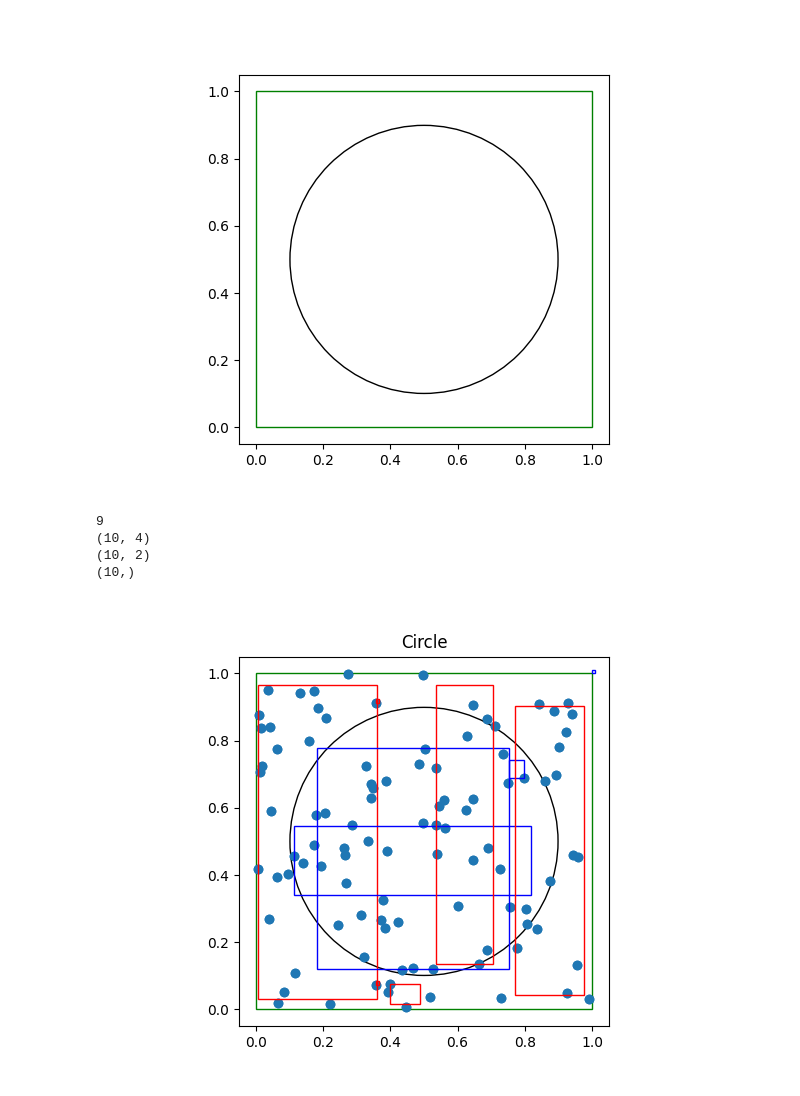
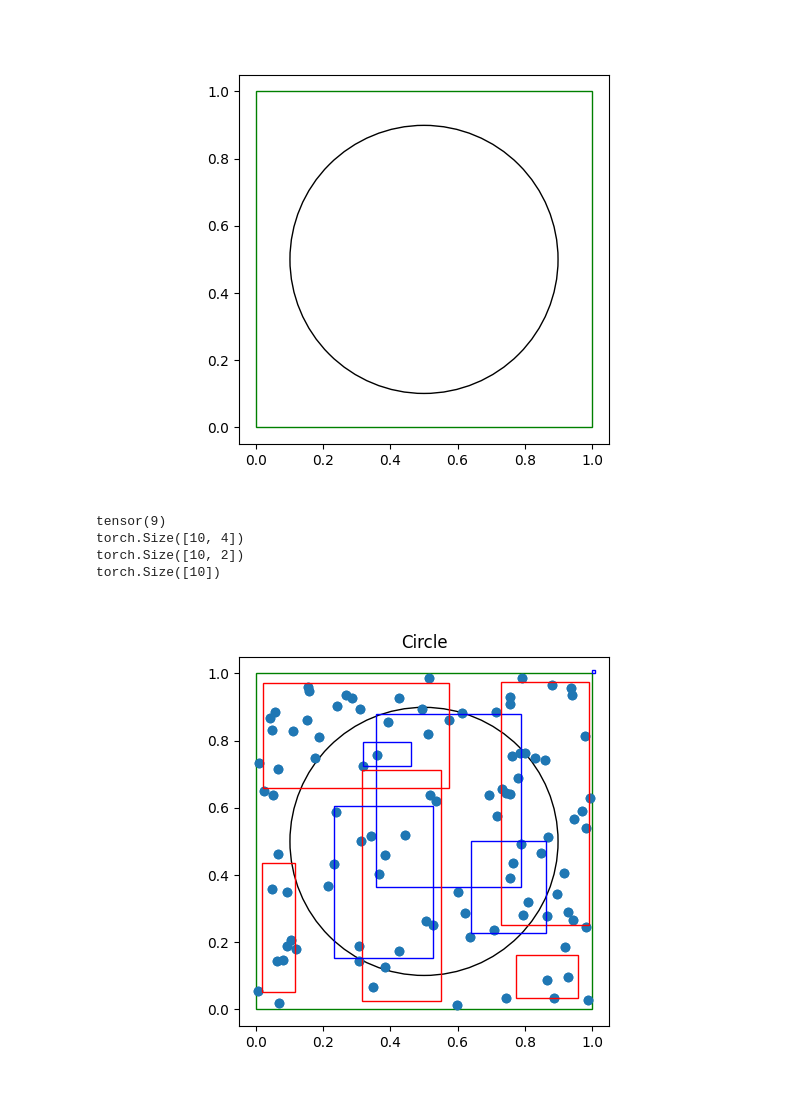
Before and after one commit to CharlesPDX/fuzzy-artmap, a Jupyter notebook: examples/circle_test.ipynb, the cells around one changed output. Drawn from its saved outputs; the diff is of its cells as text; code cells hidden in the pictures.

Commit message:
Revert "Convert from pytorch to numpy"
This reverts commit ccd9a535aef3211be79550b8cf09c69836f131d1.

```diff
--- a/examples/circle_test.ipynb
+++ b/examples/circle_test.ipynb
@@ -1,19 +1,19 @@
 # %%
-import numpy as np
+import torch
 from math import sqrt
 
 num_pats = 100
 sq = 1;                         # Size of square
-r = sq/sqrt(2*np.pi);              # Radius of circle so it's half area of square
+r = sq/sqrt(2*torch.pi);              # Radius of circle so it's half area of square
 xcent = 0.5
 ycent = 0.5                    # Centre of circle
-xs = xcent*np.ones((1,num_pats))
-ys = ycent*np.ones((1,num_pats))
-train_rng = np.random.Generator(np.random.PCG64(12345))
-rng = np.random.Generator(np.random.PCG64())
-a = np.concatenate((xs,ys)) + 0.5-rng.random((2, num_pats))
+xs = xcent*torch.ones((1,num_pats))
+ys = ycent*torch.ones((1,num_pats))
+train_rng = torch.random.manual_seed(12345) #torch.random.Generator(torch.random.PCG64(12345))
+rng = torch.random.manual_seed(84562) #torch.random.Generator(torch.random.PCG64())
+a = torch.concatenate((xs,ys)) + 0.5-torch.rand((2, num_pats))
 bmat = ((a[0,:]-xcent)**2 + (a[1,:]-ycent)**2) > r**2
-bmat = np.array((bmat, 1-bmat))
+bmat = torch.vstack((bmat.long(), 1-bmat.long()))
 # %%
 %matplotlib widget
 import matplotlib.pyplot as plt
@@ -77,41 +78,41 @@ if not dir1 in sys.path:
     sys.path.append(dir1)
 
 # circle in box
 
 # 0 1 == _in_
 # 1 0 == _out_
 from fuzzy_artmap import FuzzyArtMap
 reset_plot()
 fuzzy_artmap = FuzzyArtMap(baseline_vigilance = 0.0)
 
 for i in range(num_pats):
-    test_input = np.transpose(a[:, i, None])
-    ground_truth = np.transpose(bmat[:, i, None])
+    test_input = torch.transpose(a[:, i, None], 0, 1)
+    ground_truth = torch.transpose(bmat[:, i, None], 0, 1)
     complement_encoded_input = FuzzyArtMap.complement_encode(test_input)
     add_point(test_input[0][0], test_input[0][1])
     fuzzy_artmap.fit(complement_encoded_input, ground_truth)
 out_boxes = fuzzy_artmap.get_weight_ab()[:, 0] > fuzzy_artmap.get_weight_ab()[:, 1]
-print(np.count_nonzero(fuzzy_artmap.get_weight_a()[:, 0] < 1, 0))
+print(torch.count_nonzero(fuzzy_artmap.get_weight_a()[:, 0] < 1, 0))
 
 print(fuzzy_artmap.get_weight_a().shape)
 print(fuzzy_artmap.get_weight_ab().shape)
 print(out_boxes.shape)
 
 for j in range(fuzzy_artmap.get_weight_a().shape[0]):
     is_out_box = out_boxes[j]
     bottom_left = (fuzzy_artmap.get_weight_a()[j, 0], fuzzy_artmap.get_weight_a()[j, 1])
     width = (1-fuzzy_artmap.get_weight_a()[j, 2]) - fuzzy_artmap.get_weight_a()[j, 0]
     height =(1-fuzzy_artmap.get_weight_a()[j, 3]) - fuzzy_artmap.get_weight_a()[j, 1]
     update_rect(j, bottom_left, height, width, is_out_box)
 # In Categories shown in Blue
 # Out Categories shown in Red/orange
 plt.show()
 # %% [output]
-9
-(10, 4)
-(10, 2)
-(10,)
+tensor(9)
+torch.Size([10, 4])
+torch.Size([10, 2])
+torch.Size([10])
-[figure, old version]
+[figure, new version]
 # %% [markdown]
 Compare the above with the Circle-in-the-square simulation from Carpenter et al., 1992 (Fig 6 (a)), while there are fewer ART_a categories than the Carpenter example (9 vs. 12), the general shape and sparsity are very similar. This discrepancy may simply be down to the difference in points between the example above and below.
 
```
Also changed, not shown: parts of 1 cell of this notebook, 8 other files.
